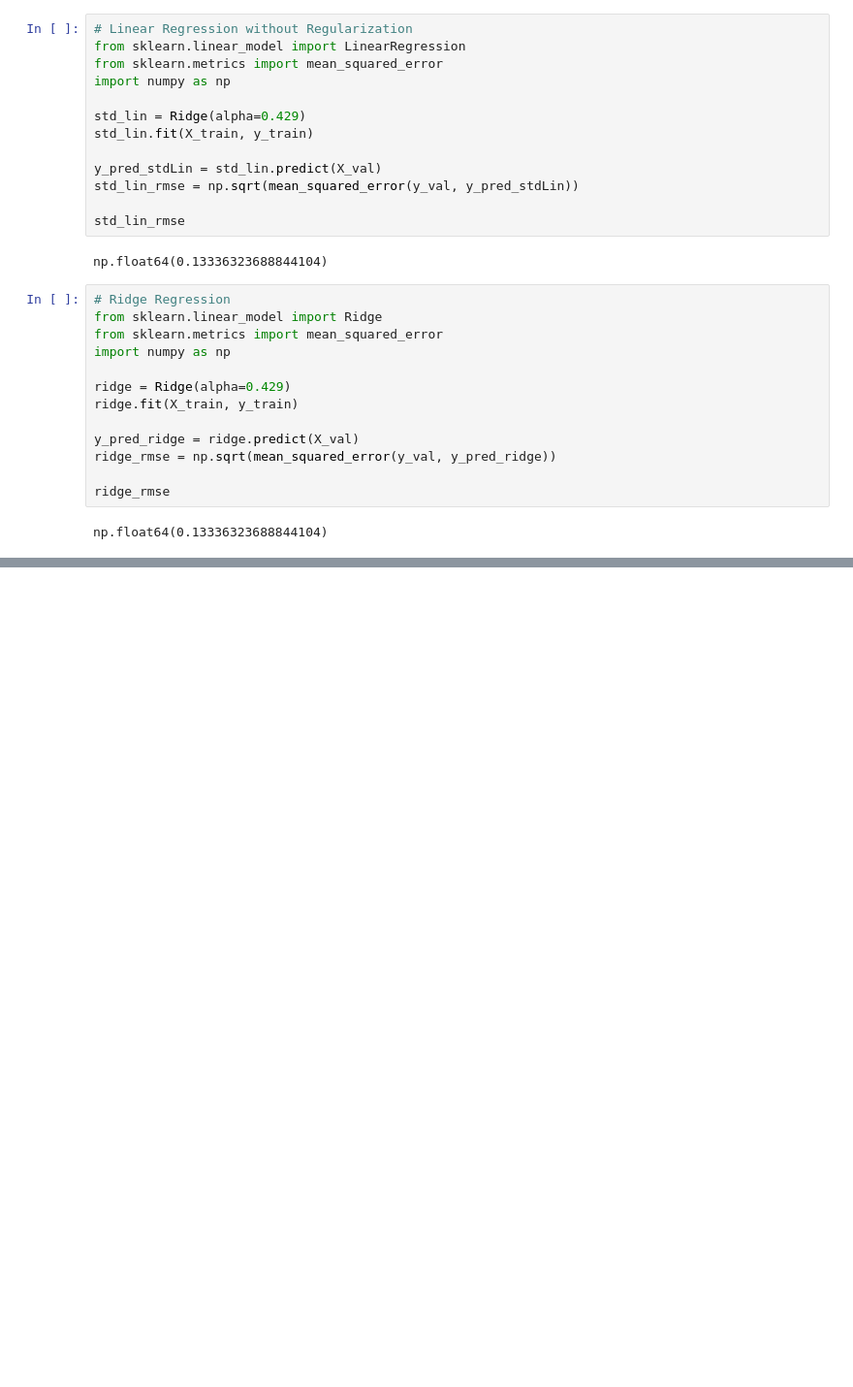
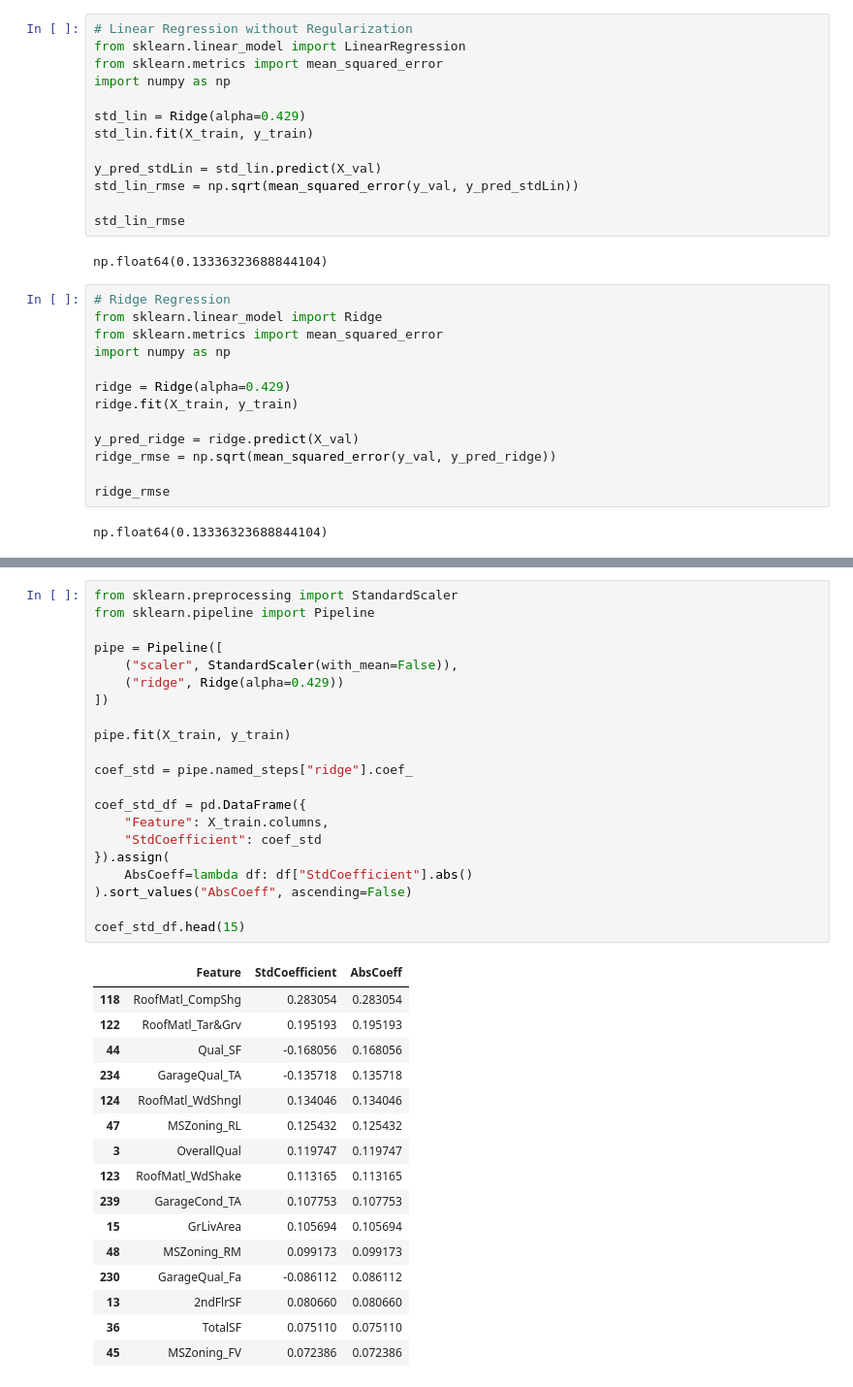
Before and after one commit to KingCK18/Housing-Price-Predictor, a Jupyter notebook: notebooks/1_EDA.ipynb, the cells around one changed output, grey strips where cells are left out. Shown at 97% size. Saved outputs shown, nothing was run; the diff lists cells and outputs as text; blank space fills up the shorter version.

```diff
--- a/notebooks/1_EDA.ipynb
+++ b/notebooks/1_EDA.ipynb
@@ -253,0 +295,38 @@ np.float64(0.13336323688844104)
+# %%
+from sklearn.preprocessing import StandardScaler
+from sklearn.pipeline import Pipeline
+
+pipe = Pipeline([
+    ("scaler", StandardScaler(with_mean=False)),
+    ("ridge", Ridge(alpha=0.429))
+])
+
+pipe.fit(X_train, y_train)
+
+coef_std = pipe.named_steps["ridge"].coef_
+
+coef_std_df = pd.DataFrame({
+    "Feature": X_train.columns,
+    "StdCoefficient": coef_std
+}).assign(
+    AbsCoeff=lambda df: df["StdCoefficient"].abs()
+).sort_values("AbsCoeff", ascending=False)
+
+coef_std_df.head(15)
+# %% [output]
+|  | Feature | StdCoefficient | AbsCoeff |
+| 118 | RoofMatl_CompShg | 0.283054 | 0.283054 |
+| 122 | RoofMatl_Tar&Grv | 0.195193 | 0.195193 |
+| 44 | Qual_SF | -0.168056 | 0.168056 |
+| 234 | GarageQual_TA | -0.135718 | 0.135718 |
+| 124 | RoofMatl_WdShngl | 0.134046 | 0.134046 |
+| 47 | MSZoning_RL | 0.125432 | 0.125432 |
+| 3 | OverallQual | 0.119747 | 0.119747 |
+| 123 | RoofMatl_WdShake | 0.113165 | 0.113165 |
+| 239 | GarageCond_TA | 0.107753 | 0.107753 |
+| 15 | GrLivArea | 0.105694 | 0.105694 |
+| 48 | MSZoning_RM | 0.099173 | 0.099173 |
+| 230 | GarageQual_Fa | -0.086112 | 0.086112 |
+| 13 | 2ndFlrSF | 0.080660 | 0.080660 |
+| 36 | TotalSF | 0.075110 | 0.075110 |
+| 45 | MSZoning_FV | 0.072386 | 0.072386 |
```
Also changed, not shown: parts of 2 cells of this notebook.
